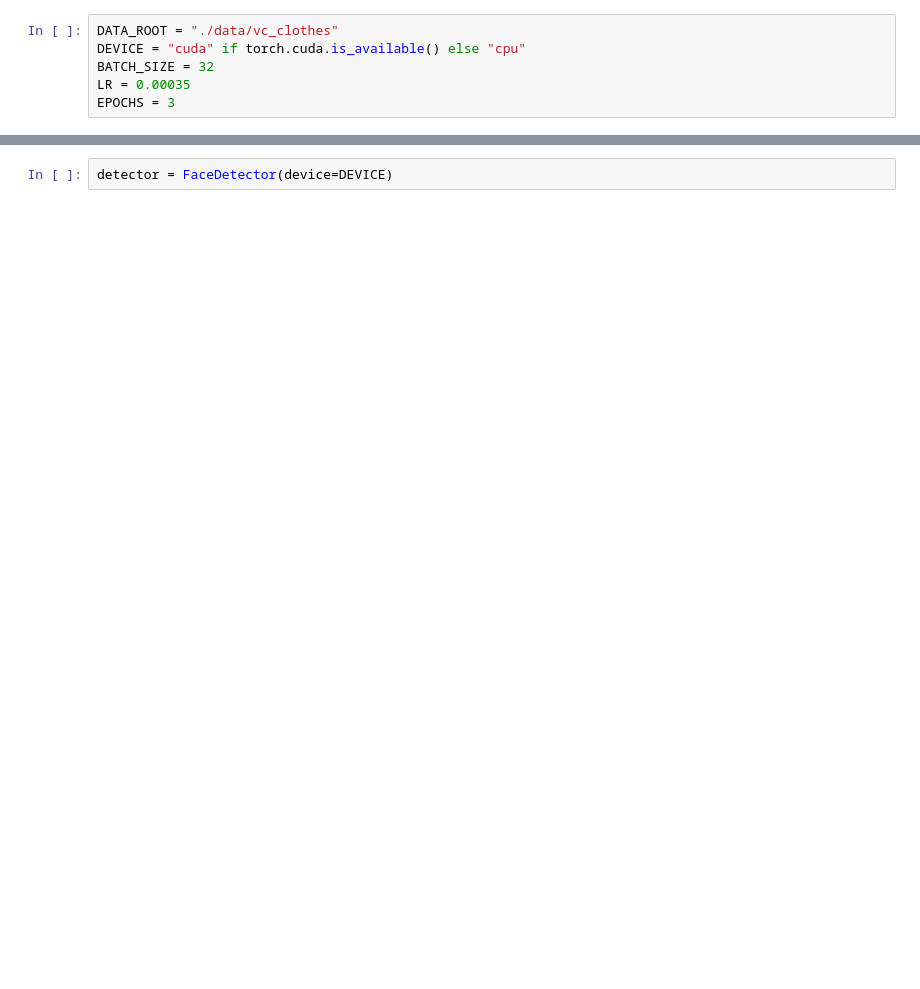
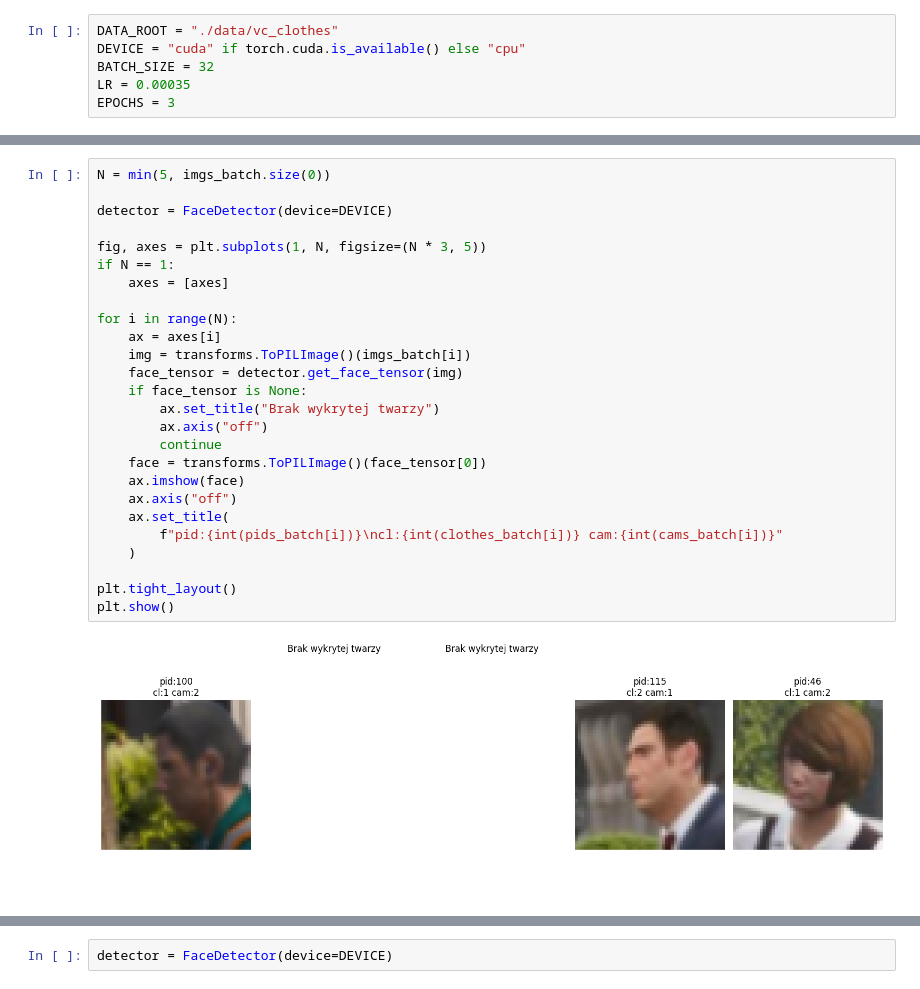
Before and after one commit to HappyEXS/PersonReId, a Jupyter notebook: test_datasets.ipynb, the cells around one changed output, grey strips where cells are left out. Saved outputs shown, nothing was run; the diff lists cells and outputs as text; blank space fills up the shorter version.

Commit message:
fix face extraction

```diff
--- a/test_datasets.ipynb
+++ b/test_datasets.ipynb
@@ -93,0 +85,28 @@ plt.show()
+# %%
+N = min(5, imgs_batch.size(0))
+
+detector = FaceDetector(device=DEVICE)
+
+fig, axes = plt.subplots(1, N, figsize=(N * 3, 5))
+if N == 1:
+    axes = [axes]
+
+for i in range(N):
+    ax = axes[i]
+    img = transforms.ToPILImage()(imgs_batch[i])
+    face_tensor = detector.get_face_tensor(img)
+    if face_tensor is None:
+        ax.set_title("Brak wykrytej twarzy")
+        ax.axis("off")
+        continue
+    face = transforms.ToPILImage()(face_tensor[0])
+    ax.imshow(face)
+    ax.axis("off")
+    ax.set_title(
+        f"pid:{int(pids_batch[i])}\ncl:{int(clothes_batch[i])} cam:{int(cams_batch[i])}"
+    )
+
+plt.tight_layout()
+plt.show()
+# %% [output]
+[figure, added]
```
Also changed, not shown: parts of 11 cells of this notebook, 2 other files.
